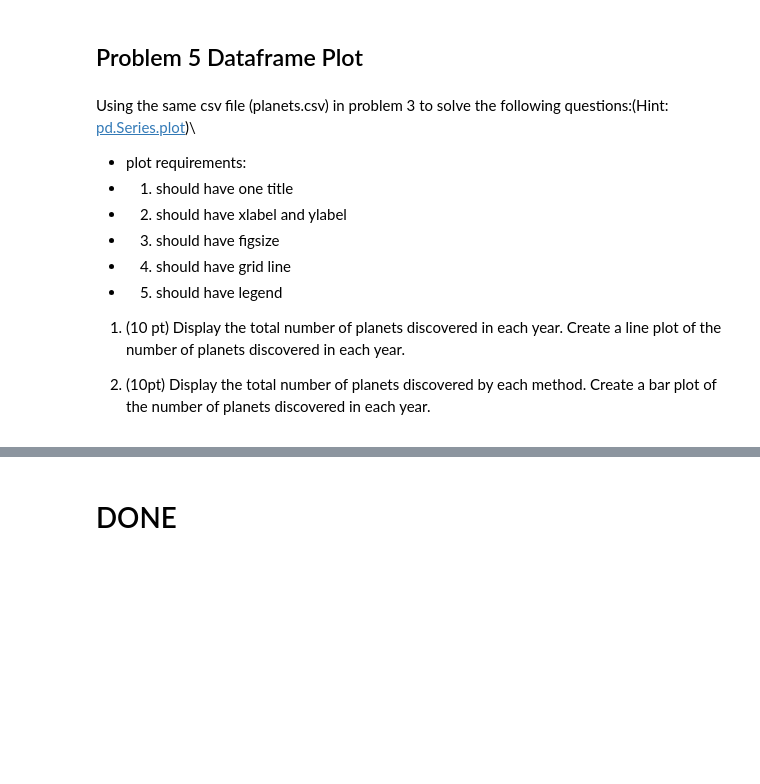
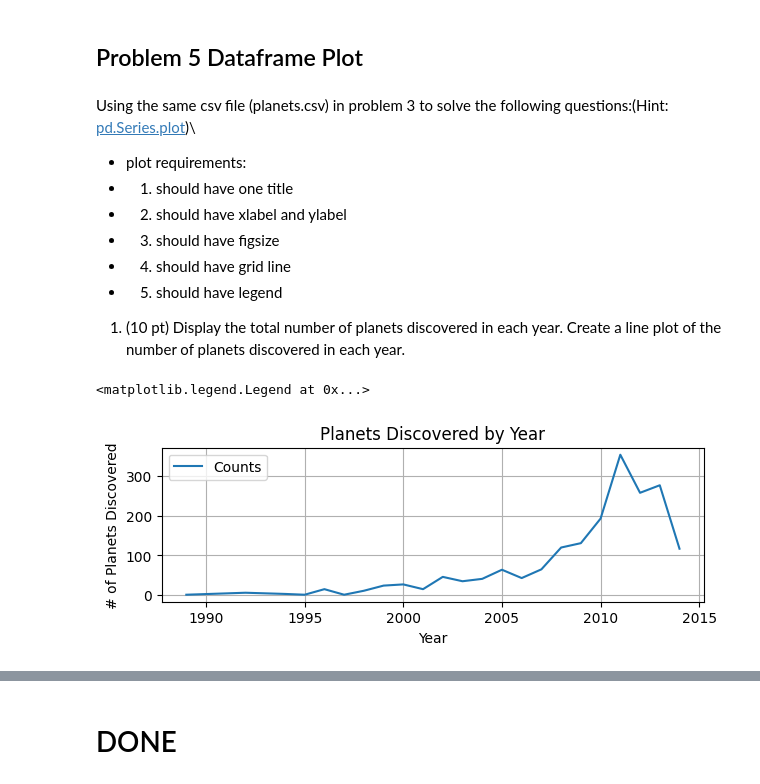
Before and after one commit to baconarray/DS5010_HW5, a Jupyter notebook: beaulieu_hw5.ipynb, the cells around one changed output, grey strips where cells are left out. Drawn from its saved outputs; the diff is of its cells as text; code cells hidden in the pictures; blank space fills up the shorter version.

```diff
--- a/beaulieu_hw5.ipynb
+++ b/beaulieu_hw5.ipynb
@@ -87,0 +223,3 @@ Using the same csv file (planets.csv) in problem 3 to solve the following questi
+# %%
+planets = pd.read_csv('Files/planets.csv')
+planets.groupby('method')['number'].sum()[planets.groupby('method')['number'].agg(lambda x: x.sum() > 900)]
@@ -87,0 +250,3 @@ Using the same csv file (planets.csv) in problem 3 to solve the following questi
+# %%
+planets['numbers_each_years'] = planets.groupby('year')['number'].transform(lambda x: x.sum())
+planets.head(10)
@@ -98,5 +300,10 @@ Using the same csv file (planets.csv) in problem 3 to solve the following questi
 - 4. should have grid line
 - 5. should have legend
 1. (10 pt) Display the total number of planets discovered in each year. Create a line plot of the number of planets discovered in each year.
-
-2. (10pt) Display the total number of planets discovered by each method. Create a bar plot of the number of planets discovered in each year.
+# %%
+planet_count = planets.groupby('year')['number'].sum().plot(
+    xlabel= 'Year', ylabel= '# of Planets Discovered', title='Planets Discovered by Year', grid=True, legend=True, figsize=(7,2))
+planet_count.legend(['Counts'])
+# %% [output]
+<matplotlib.legend.Legend at 0x...>
+[figure, added]
```
Also changed, not shown: parts of 41 cells of this notebook, 1 other file.
